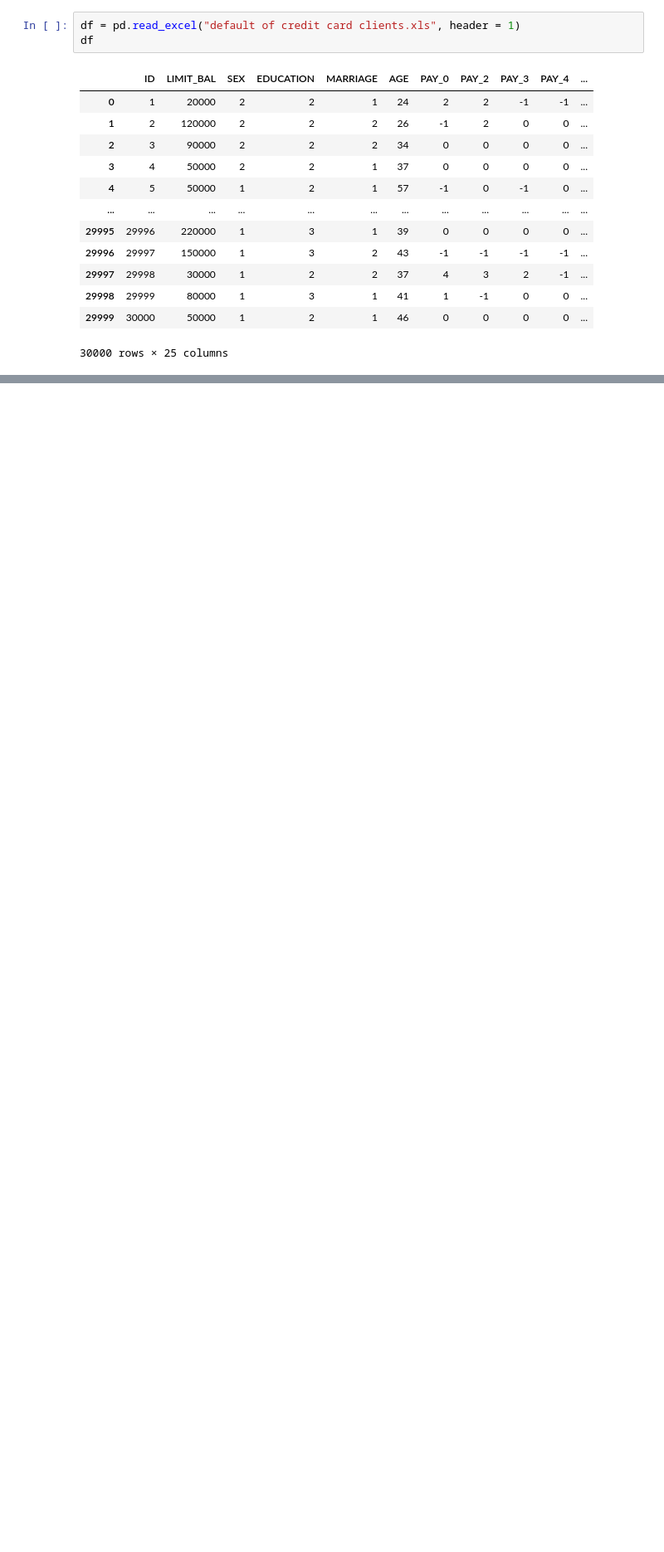
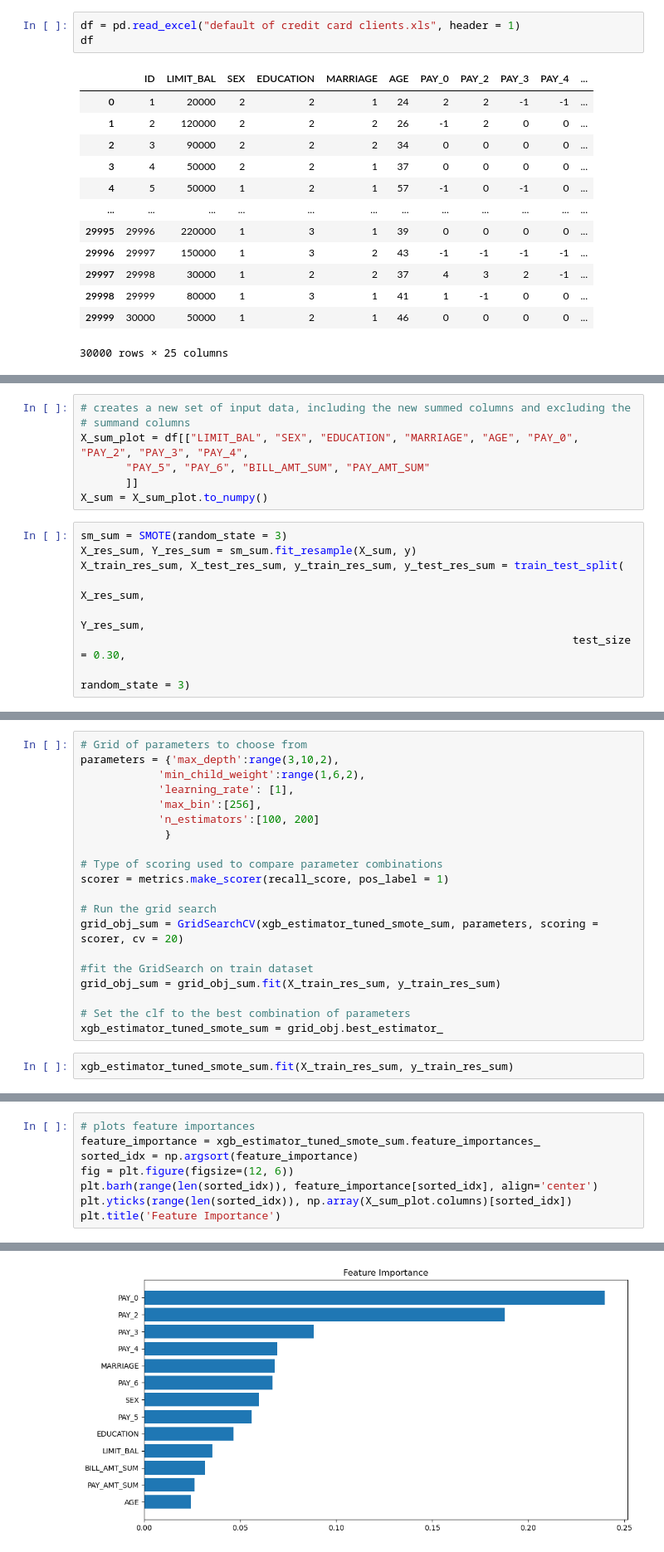
Before and after one commit to Responsible-Lenders/credit-default, a Jupyter notebook: responsible_lending_sandbox.ipynb, the cells around one changed output, grey strips where cells are left out. Shown: that part at 83% size. Saved outputs shown, nothing was run; the diff lists cells and outputs as text; blank space fills up the shorter version.

```diff
--- a/responsible_lending_sandbox.ipynb
+++ b/responsible_lending_sandbox.ipynb
@@ -181,0 +287,15 @@ The training false positive rate is 0.0549
+# %%
+# creates a new set of input data, including the new summed columns and excluding the
+# summand columns
+X_sum_plot = df[["LIMIT_BAL", "SEX", "EDUCATION", "MARRIAGE", "AGE", "PAY_0", "PAY_2", "PAY_3", "PAY_4",
+       "PAY_5", "PAY_6", "BILL_AMT_SUM", "PAY_AMT_SUM"
+       ]]
+X_sum = X_sum_plot.to_numpy()
+# %%
+sm_sum = SMOTE(random_state = 3)
+X_res_sum, Y_res_sum = sm_sum.fit_resample(X_sum, y)
+X_train_res_sum, X_test_res_sum, y_train_res_sum, y_test_res_sum = train_test_split(
+                                                                            X_res_sum,
+                                                                            Y_res_sum,
+                                                                            test_size = 0.30,
+                                                                            random_state = 3)
@@ -181,0 +306,22 @@ The training false positive rate is 0.0549
+# %%
+# Grid of parameters to choose from
+parameters = {'max_depth':range(3,10,2),
+            'min_child_weight':range(1,6,2),
+            'learning_rate': [1],
+            'max_bin':[256],
+            'n_estimators':[100, 200]
+             }
+
+# Type of scoring used to compare parameter combinations
+scorer = metrics.make_scorer(recall_score, pos_label = 1)
+
+# Run the grid search
+grid_obj_sum = GridSearchCV(xgb_estimator_tuned_smote_sum, parameters, scoring = scorer, cv = 20)
+
+#fit the GridSearch on train dataset
+grid_obj_sum = grid_obj_sum.fit(X_train_res_sum, y_train_res_sum)
+
+# Set the clf to the best combination of parameters
+xgb_estimator_tuned_smote_sum = grid_obj.best_estimator_
+# %%
+xgb_estimator_tuned_smote_sum.fit(X_train_res_sum, y_train_res_sum)
@@ -181,0 +368,9 @@ The training false positive rate is 0.0549
+# %%
+# plots feature importances
+feature_importance = xgb_estimator_tuned_smote_sum.feature_importances_
+sorted_idx = np.argsort(feature_importance)
+fig = plt.figure(figsize=(12, 6))
+plt.barh(range(len(sorted_idx)), feature_importance[sorted_idx], align='center')
+plt.yticks(range(len(sorted_idx)), np.array(X_sum_plot.columns)[sorted_idx])
+plt.title('Feature Importance')
+# %% [output]
@@ -181,0 +378 @@ The training false positive rate is 0.0549
+[figure, added]
```
Also changed, not shown: parts of 37 cells of this notebook.
